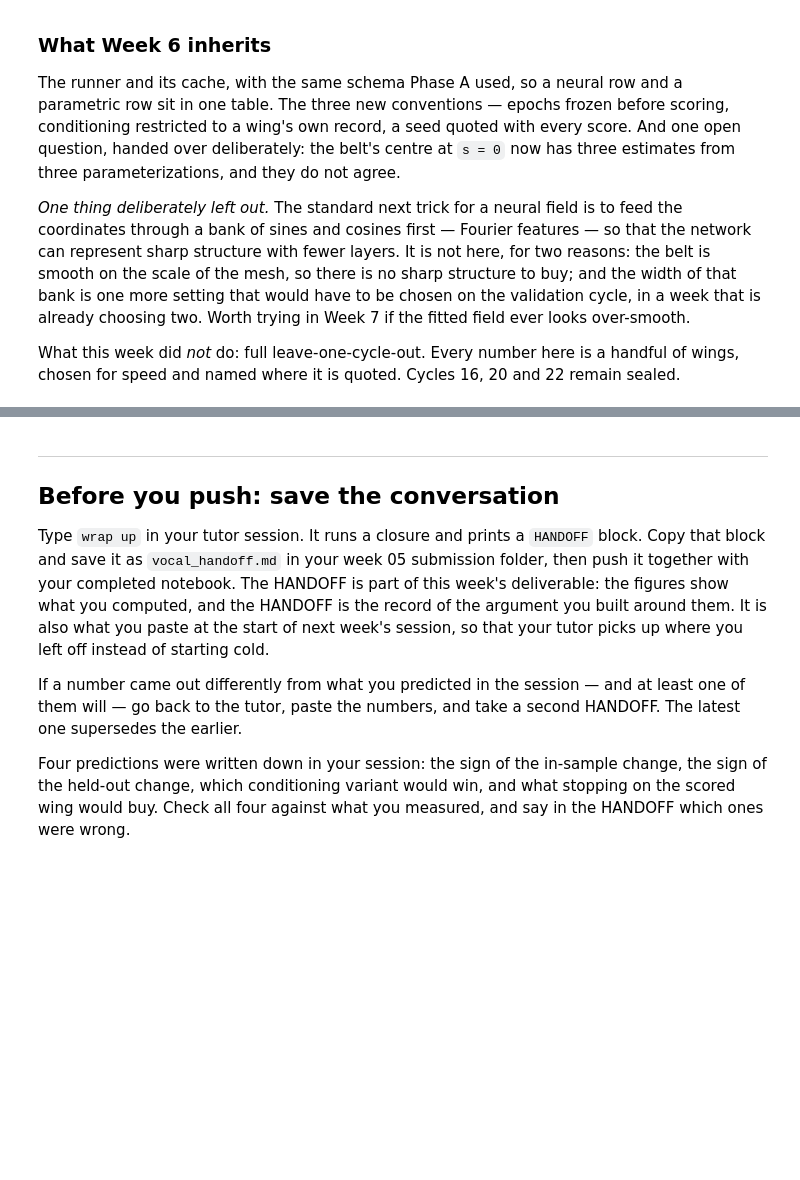
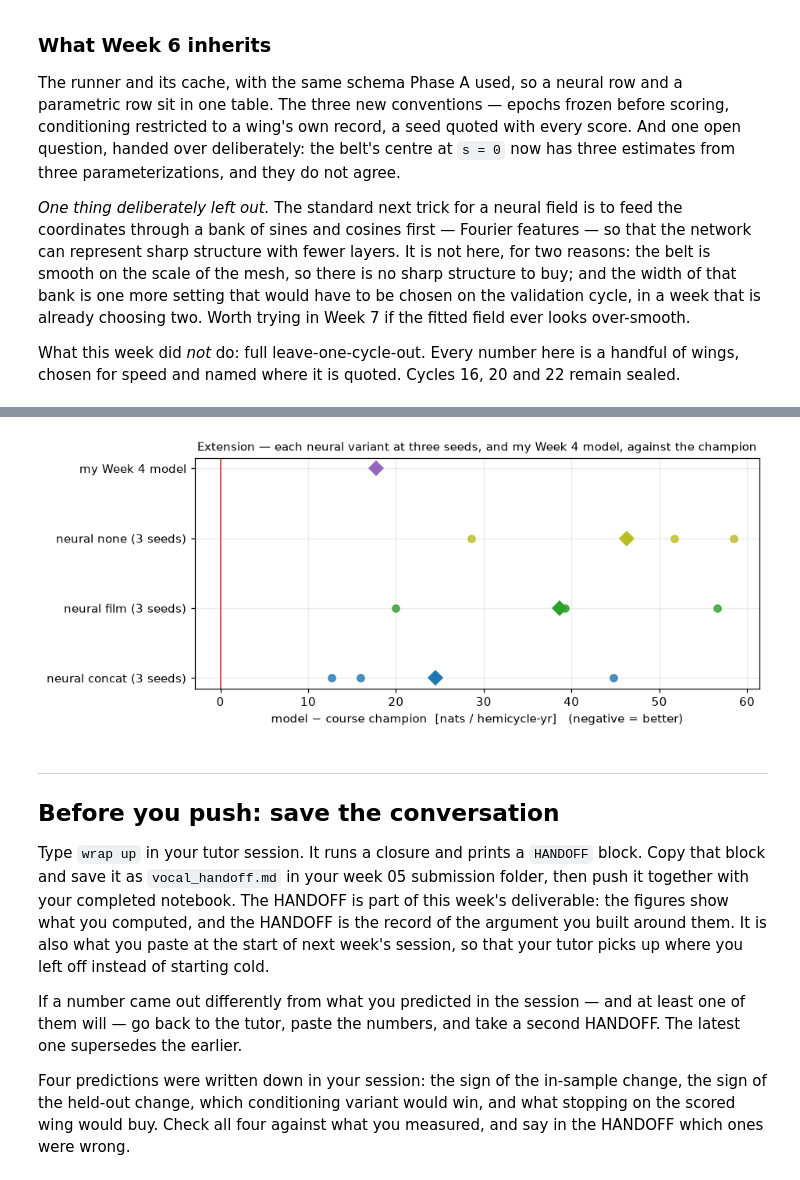
Before and after one commit to catou88/butterflai2, a Jupyter notebook: submissions/weeks/week_05/05_neural_fields.ipynb, the cells around one changed output, grey strips where cells are left out. Saved outputs shown, nothing was run; the diff lists cells and outputs as text; code cells hidden in the pictures; blank space fills up the shorter version.

```diff
--- a/submissions/weeks/week_05/05_neural_fields.ipynb
+++ b/submissions/weeks/week_05/05_neural_fields.ipynb
@@ -3310,0 +3498,89 @@ for speed and named where it is quoted. Cycles 16, 20 and 22 remain sealed.
+# %%
+# ── Extension (not a course task) · is the board one seed deep, and how does my Week 4 model do here? ──
+# Nothing above is changed by this cell; it only adds runs to the two caches and one figure.
+#
+# (1) Section 5 ranked the variants on seed 42 alone and then measured a seed spread of several nats on
+#     one fold — larger than most differences on the board. So every variant is re-run, unchanged (same
+#     budgets, same learning rate, same folds), at two more seeds. A ranking that survives three seeds is
+#     a statement about the variants; one that flips is a statement about seed 42.
+EXTRA_SEEDS = (SEED + 1, SEED + 2)
+SEED_BOARD = {variant: [NEURAL[variant]] + [run_neural(variant, question="seed robustness (extension)", seed=s)
+                                            for s in EXTRA_SEEDS]
+              for variant in CONDITIONING}
+
+seed_rows = []
+for variant, results in SEED_BOARD.items():
+    for result in results:
+        stats = paired_stats(result, CHAMPION_RESULT)
+        seed_rows.append(dict(variant=variant, seed=result["seed"], held_nll=held_mean(result),
+                              vs_champion=stats["mean"], better=stats["better"], wings=stats["n"]))
+SEED_TABLE = pd.DataFrame(seed_rows)
+SEED_SUMMARY = SEED_TABLE.groupby("variant").agg(
+    held_mean=("held_nll", "mean"), held_sd=("held_nll", "std"),
+    vs_champion_mean=("vs_champion", "mean"), vs_champion_sd=("vs_champion", "std"),
+    wins_over_champion=("better", "sum"), wings_scored=("wings", "sum")).sort_values("vs_champion_mean")
+
+
+# (2) The Week 5 champion is the course's Week 4 model. My own Week 4 submission (catou88) was different:
+#     two-sided time profile + amplitude-dependent width + a heavy-tailed Student-t belt across latitude.
+#     The resolver takes a new stage value without edits, so it is re-declared here (verbatim from Week 4)
+#     and refitted on this profile's wings and folds by the same `run_variant`.
+def _p_student_t(offset, w, p):
+    """Student-t belt across latitude: (1 + offset^2 / (nu w^2))^(-(nu+1)/2). Peak exactly 1 at offset 0."""
+    nu = p[0]
+    w = np.asarray(w, dtype=float)
+    with np.errstate(invalid="ignore"):
+        return (1.0 + np.asarray(offset, dtype=float) ** 2 / (nu * w ** 2)) ** (-(nu + 1.0) / 2.0)
+
+
+PROFILES["student_t"] = dict(fn=_p_student_t, transform=("log",), start=(10.0,), names=("nu",))
+MY_WEEK4_SPEC = dict(BASELINE_SPEC, shape="two_sided", width="amplitude", profile="student_t")
+MY_WEEK4_RESULT = run_variant(MY_WEEK4_SPEC, "catou88's Week 4 submission, refitted on this profile")
+my_week4 = paired_stats(MY_WEEK4_RESULT, CHAMPION_RESULT)
+
+# (3) Section 6 reads physics off the trained field, but that field is a warm-started copy of the Week 3 belt
+#     plus BUDGETS[CHOSEN] likelihood steps. A feature that is already in the *copy* was not learned from the
+#     events. So rebuild exactly the state CHOSEN_FIT had before its first likelihood step — same seed, same
+#     factory, same warm start (this is what `fit_neural` does first) — and measure the same three things.
+torch.manual_seed(SEED)
+warm_only = CONDITIONING[CHOSEN]["net_fn"]()
+warm_start(warm_only, FIT_WINGS, cond=COND)
+warm_field_of = {h: as_field_fn(warm_only, COND[h])(LAM_2D[:, None], S_2D[None, :]) for h in FIT_WINGS}
+at_zero = int(np.argmin(np.abs(S_2D)))
+log_a = np.array([np.log(AREA_AMPLITUDE[h]) for h in FIT_WINGS])
+CONTROL = pd.DataFrame({
+    name: dict(centre_at_s0=float(ridge_of(fields[STRONGEST])[at_zero]),
+               last_ridge_s=float(S_2D[np.flatnonzero(np.isfinite(ridge_of(fields[STRONGEST])))[-1]]),
+               timing_slope=float(np.polyfit(log_a, [peak_time(fields[h]) for h in FIT_WINGS], 1)[0]))
+    for name, fields in {"Week 3 belt (the target)": BASELINE_FIELD,
+                         "warm-start copy, 0 steps": warm_field_of,
+                         f"trained, {BUDGETS[CHOSEN]} steps": neural_field_of}.items()}).T
+
+fig, ax = plt.subplots(figsize=(8.6, 3.6))
+for row, variant in enumerate(SEED_SUMMARY.index):
+    values = SEED_TABLE.loc[SEED_TABLE["variant"] == variant, "vs_champion"].to_numpy()
+    ax.plot(values, np.full(len(values), row), "o", ms=6, color=model_colour(f"neural {variant}"), alpha=0.8)
+    ax.plot([values.mean()], [row], "D", ms=8, color=model_colour(f"neural {variant}"))
+ax.plot([my_week4["mean"]], [len(SEED_SUMMARY)], "D", ms=8, color="tab:purple")
+ax.axvline(0.0, color=model_colour("champion"), lw=1.0)
+ax.set_yticks(range(len(SEED_SUMMARY) + 1),
+              [f"neural {v} (3 seeds)" for v in SEED_SUMMARY.index] + ["my Week 4 model"])
+ax.set_xlabel("model − course champion  [nats / hemicycle-yr]   (negative = better)")
+ax.set_title("Extension — each neural variant at three seeds, and my Week 4 model, against the champion",
+             fontsize=10)
+plt.tight_layout()
+plt.show()
+
+print(SEED_TABLE.round(3).to_string(index=False))
+print()
+print(SEED_SUMMARY.round(3).to_string())
+print(f"\nmy Week 4 model ({MY_WEEK4_RESULT['n_params']} fitted numbers): held out "
+      f"{held_mean(MY_WEEK4_RESULT):.4f} · vs course champion {my_week4['mean']:+.4f} "
+      f"(better on {my_week4['better']}/{my_week4['n']} wings)")
+print("Taste profile: 2 scored wings per seed. Read every number here as a direction, not a result.")
+print(f"\nwhat the likelihood changed, on {STRONGEST} (centre and last finite ridge time) and over all "
+      f"{len(FIT_WINGS)} wings (timing slope, yr per unit log A):")
+print(CONTROL.round(3).to_string())
+print("A feature already present in the warm-start copy was inherited from the regression, not learned from "
+      "events.")
+# %% [output]
@@ -3311,3 +3604,4 @@ for speed and named where it is quoted. Cycles 16, 20 and 22 remain sealed.
+[figure, added]
 # %% [markdown]
 ---
 ## Before you push: save the conversation
```
Also changed, not shown: parts of 46 cells of this notebook.
